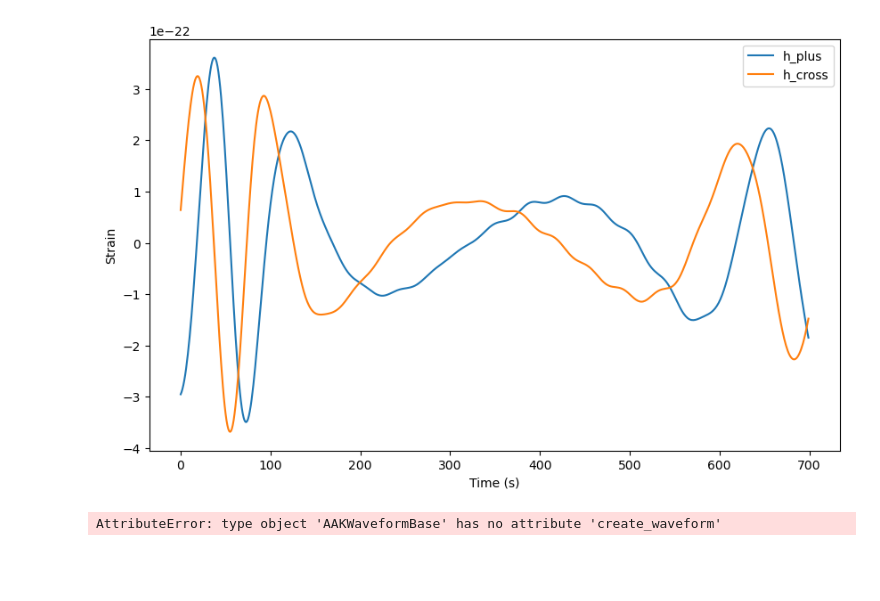
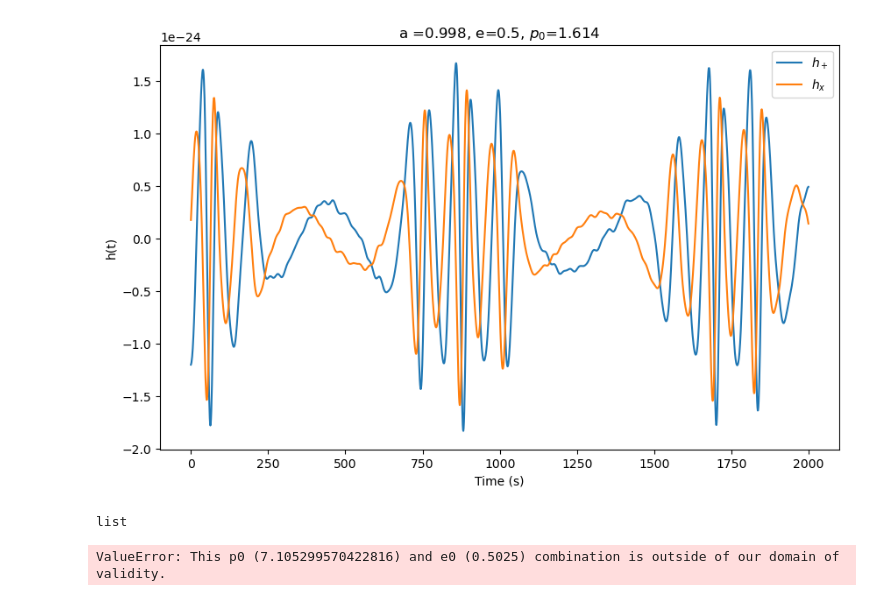
Before and after one commit to smmasruk/M1_Intership, a Jupyter notebook: NotebooksForReport/includeKerr.ipynb, the cells around one changed output. Drawn from its saved outputs; the diff is of its cells as text; code cells hidden in the pictures; blank space fills up the shorter version.

```diff
--- a/NotebooksForReport/includeKerr.ipynb
+++ b/NotebooksForReport/includeKerr.ipynb
@@ -67,21 +100,20 @@ td_gen = GenerateEMRIWaveform(
 # %%
 # define the injection parameters
 M = 4.15e6 # central object mass
-a = 0.98  # will be ignored in Schwarzschild waveform
-mu = 10.0 # secondary object mass
-p0 = 0.15 # initial semi-latus rectum
+a = 0.998  # will be ignored in Schwarzschild waveform
+mu = 5e-2 # secondary object mass
+p0 = 1.614 # initial semi-latus rectum
 e0 = 0.5 # eccentricity
-
+Phi_r0=0
 x0 = 1.0  # will be ignored in Schwarzschild waveform
-qK = np.pi/2  # polar spin angle
+qK =  0 # polar spin angle
 phiK = 0  # azimuthal viewing angle
-qS = np.pi/3  # polar sky angle
+qS = np.pi/3 # polar sky angle
 phiS = 0  # azimuthal viewing angle
 dist = 1.0  # distance
 # initial phases
 Phi_phi0 = 0.0
-Phi_theta0 = 0.0
-Phi_r0 = 0.0
+Phi_theta0 = np.pi/2
 
 Tobs = 1.0 # observation time, if the inspiral is shorter, the it will be zero padded
 dt = 10.0 # time interval
@@ -134,17 +166,17 @@ emri_injection_params = [
 data_channels_td = td_gen(*emri_injection_params, **waveform_kwargs)
 # %%
 plt.figure(figsize=(10, 6))
-plt.plot(data_channels_td[0][:700].get(), label="h_plus")
-plt.plot(data_channels_td[1][:700].get(), label="h_cross")
+plt.plot(data_channels_td[0][:2000].get(), label=r"$h_+$")
+plt.plot(data_channels_td[1][:2000].get(), label=r"$h_x$")
 # plt.plot(data_channels_td[1].get(), label="h_cross")
 plt.xlabel("Time (s)")
-plt.ylabel("Strain")
+plt.ylabel("h(t)")
+plt.title(f"a =0.998, e=0.5, $p_0$=1.614")
 plt.legend()
 plt.show()
 # %% [output]
-[figure, old version]
+[figure, new version]
-# %%
- waveform = AAKWaveformBase.create_waveform(t,M,a,p,e,Y,dist,Phi_phi,Phi_theta,Phi_r,mu,qS,phiS,qK,phiK,self.nmodes,mich=mich,dt=dt,T=T,
-        )
-# %% [output]
-AttributeError: type object 'AAKWaveformBase' has no attribute 'create_waveform'
+# %%
+type(  data_channels_td)
+# %% [output]
+list
@@ -150,0 +304,13 @@ AttributeError: type object 'AAKWaveformBase' has no attribute 'create_waveform'
+# %%
+#
+# empty np array
+emS=np.array([])
+emS2=np.array([])
+for e0 in np.linspace(0.5, 0.51, 5):
+    for p0 in np.linspace(5, 10, 5):
+        r1 = data_set(5e-2, p0, e0, 15/365,0.998)
+        r2 = data_set(5e-2, p0, e0, 15/365,0.01)
+        emS = np.append(emS, [r1[0],r1[1],r1[2],r1[-1]])
+        emS2 = np.append(emS2, [r2[0],r2[1],r2[2],r2[-1]])
+# %% [output]
+ValueError: This p0 (7.105299570422816) and e0 (0.5025) combination is outside of our domain of validity.
```
Also changed, not shown: parts of 3 cells of this notebook, 26 other files.
